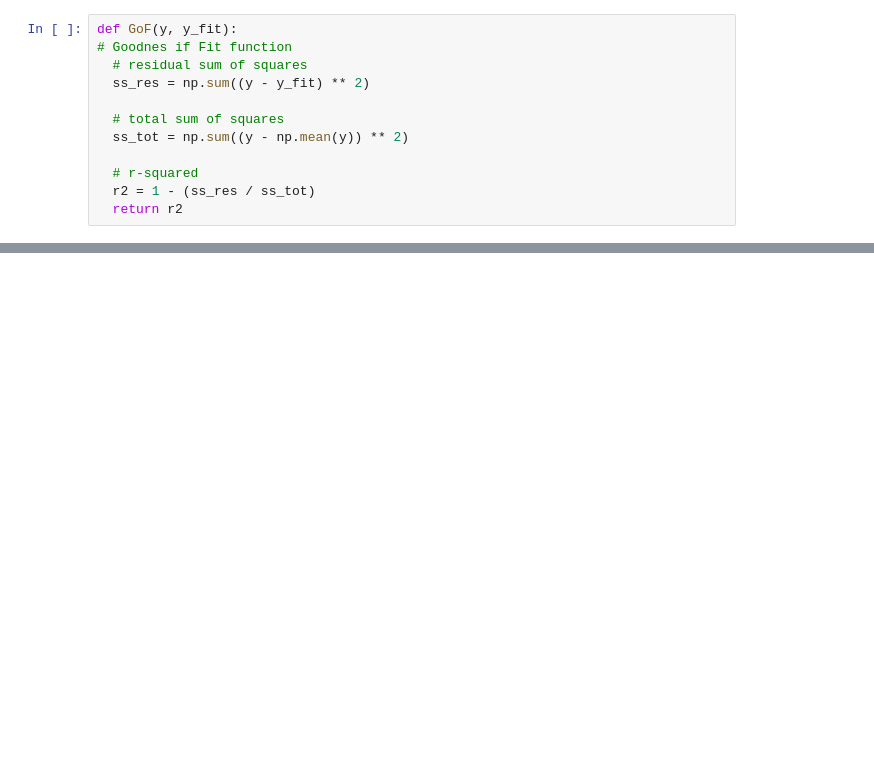
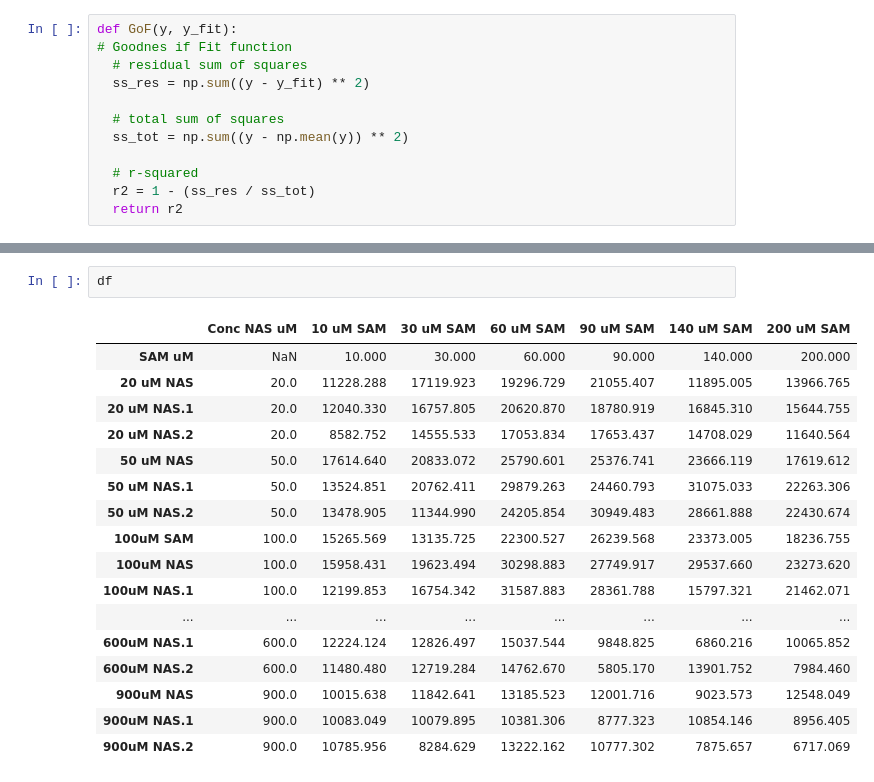
Before and after one commit to Qflow777/BiBi_enzyme_kinetics, a Jupyter notebook: BiBi_seq.ipynb, the cells around one changed output, grey strips where cells are left out. Cells and saved outputs as stored; diff of their text form; blank space fills up the shorter version.

```diff
--- a/BiBi_seq.ipynb
+++ b/BiBi_seq.ipynb
@@ -168,0 +272,20 @@ def GoF(y, y_fit):
+# %%
+df
+# %% [output]
+|  | Conc NAS uM | 10 uM SAM | 30 uM SAM | 60 uM SAM | 90 uM SAM | 140 uM SAM | 200 uM SAM |
+| SAM uM | NaN | 10.000 | 30.000 | 60.000 | 90.000 | 140.000 | 200.000 |
+| 20 uM NAS | 20.0 | 11228.288 | 17119.923 | 19296.729 | 21055.407 | 11895.005 | 13966.765 |
+| 20 uM NAS.1 | 20.0 | 12040.330 | 16757.805 | 20620.870 | 18780.919 | 16845.310 | 15644.755 |
+| 20 uM NAS.2 | 20.0 | 8582.752 | 14555.533 | 17053.834 | 17653.437 | 14708.029 | 11640.564 |
+| 50 uM NAS | 50.0 | 17614.640 | 20833.072 | 25790.601 | 25376.741 | 23666.119 | 17619.612 |
+| 50 uM NAS.1 | 50.0 | 13524.851 | 20762.411 | 29879.263 | 24460.793 | 31075.033 | 22263.306 |
+| 50 uM NAS.2 | 50.0 | 13478.905 | 11344.990 | 24205.854 | 30949.483 | 28661.888 | 22430.674 |
+| 100uM SAM | 100.0 | 15265.569 | 13135.725 | 22300.527 | 26239.568 | 23373.005 | 18236.755 |
+| 100uM NAS | 100.0 | 15958.431 | 19623.494 | 30298.883 | 27749.917 | 29537.660 | 23273.620 |
+| 100uM NAS.1 | 100.0 | 12199.853 | 16754.342 | 31587.883 | 28361.788 | 15797.321 | 21462.071 |
+| ... | ... | ... | ... | ... | ... | ... | ... |
+| 600uM NAS.1 | 600.0 | 12224.124 | 12826.497 | 15037.544 | 9848.825 | 6860.216 | 10065.852 |
+| 600uM NAS.2 | 600.0 | 11480.480 | 12719.284 | 14762.670 | 5805.170 | 13901.752 | 7984.460 |
+| 900uM NAS | 900.0 | 10015.638 | 11842.641 | 13185.523 | 12001.716 | 9023.573 | 12548.049 |
+| 900uM NAS.1 | 900.0 | 10083.049 | 10079.895 | 10381.306 | 8777.323 | 10854.146 | 8956.405 |
+| 900uM NAS.2 | 900.0 | 10785.956 | 8284.629 | 13222.162 | 10777.302 | 7875.657 | 6717.069 |
```
Also changed, not shown: parts of 16 cells of this notebook.
